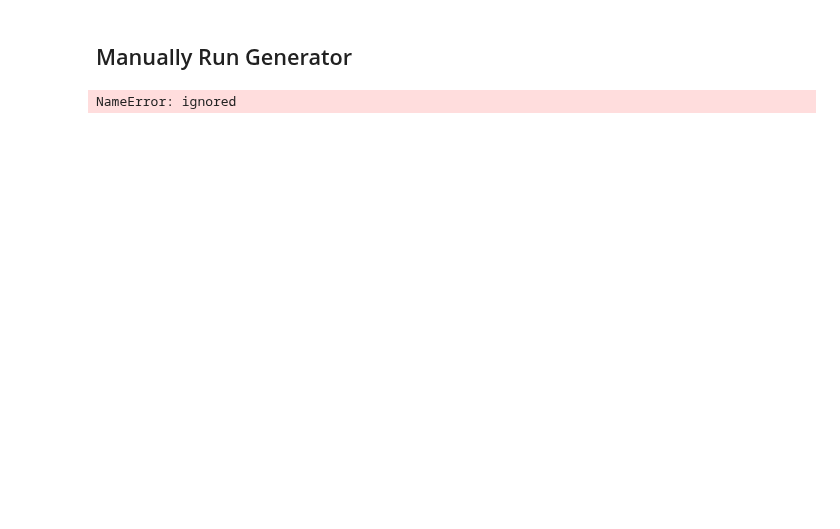
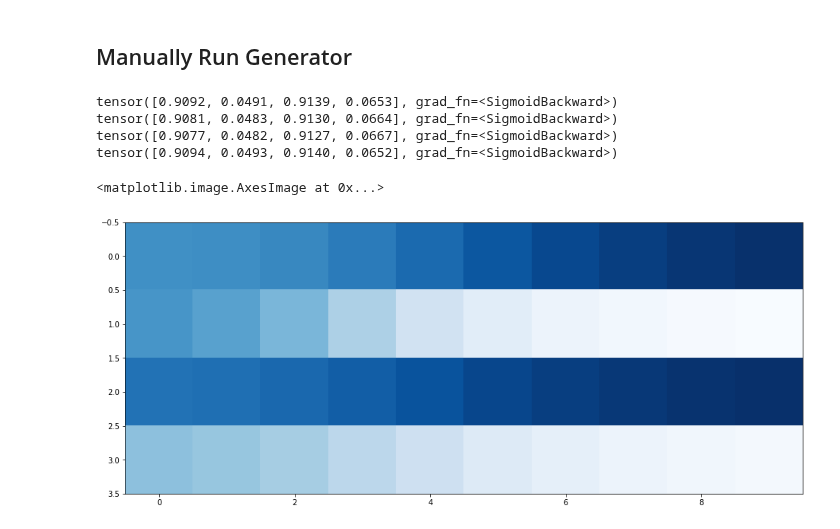
Before and after one commit to makeyourownneuralnetwork/gan, a Jupyter notebook: 06_gan_simple_pattern.ipynb, the cells around one changed output. Cells and saved outputs as stored; diff of their text form; code cells hidden in the pictures; blank space fills up the shorter version.

```diff
--- a/06_gan_simple_pattern.ipynb
+++ b/06_gan_simple_pattern.ipynb
@@ -158,6 +154,7 @@ class Generator(nn.Module):
         # counter and accumulator for progress
         self.counter = 0;
         self.progress = []
+        self.image_array_list = [];
 
         pass
 
@@ -175,7 +172,7 @@ class Generator(nn.Module):
         d_output = D.forward(g_output)
 
         # calculate error
-        loss = D.error_function(d_output, targets)
+        loss = D.loss_function(d_output, targets)
 
         # increase counter and accumulate error every 10
         self.counter += 1;
@@ -184,6 +181,9 @@ class Generator(nn.Module):
             pass
         if (self.counter % 10000 == 0):
             print("counter = ", self.counter)
+            pass
+        if (self.counter % 1000 == 0):
+            self.image_array_list.append(g_output.detach().numpy())
             pass
 
         # zero gradients, perform a backward pass, update weights
@@ -222,10 +228,10 @@ for i in range(10000):
 
     # train discriminator on false
     # use detach() so only D is updated, not G
-    D.train(G.forward(generate_random()).detach(), torch.FloatTensor([0.0]))
+    D.train(G.forward(generate_random(1)).detach(), torch.FloatTensor([0.0]))
 
     # train generator
-    G.train(D, generate_random(), torch.FloatTensor([1.0]))
+    G.train(D, generate_random(1), torch.FloatTensor([1.0]))
 
     pass
 # %% [output]
@@ -245,9 +255,18 @@ G.plot_progress()
 # %%
 # manually run generator to see it's outputs
 
-print(G.forward(generate_random()))
-print(G.forward(generate_random()))
-print(G.forward(generate_random()))
-print(G.forward(generate_random()))
+for i in range(4):
+  print(G.forward(generate_random(1)))
+  pass
 # %% [output]
-NameError: ignored
+tensor([0.9092, 0.0491, 0.9139, 0.0653], grad_fn=<SigmoidBackward>)
+tensor([0.9081, 0.0483, 0.9130, 0.0664], grad_fn=<SigmoidBackward>)
+tensor([0.9077, 0.0482, 0.9127, 0.0667], grad_fn=<SigmoidBackward>)
+tensor([0.9094, 0.0493, 0.9140, 0.0652], grad_fn=<SigmoidBackward>)
+# %%
+plt.figure(figsize = (16,8))
+
+plt.imshow(numpy.array(G.image_array_list).T, interpolation='none', cmap='Blues')
+# %% [output]
+<matplotlib.image.AxesImage at 0x...>
+[figure, added]
```
Also changed, not shown: parts of 8 cells of this notebook.
